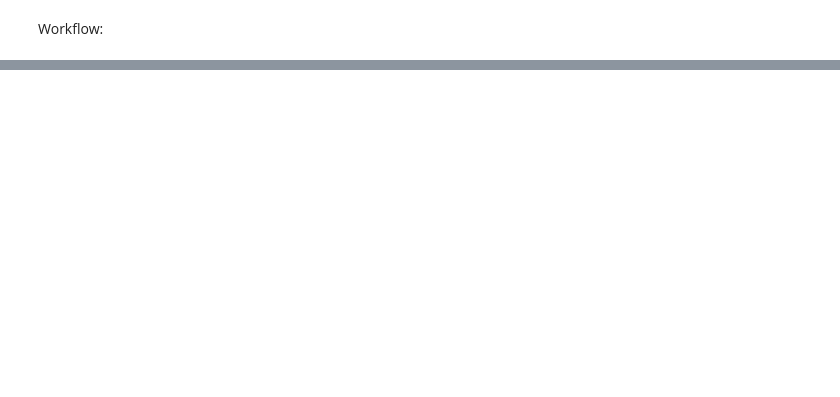
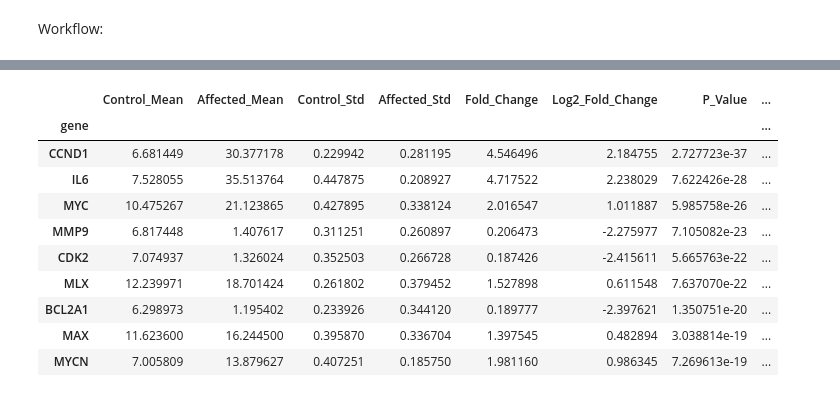
Before and after one commit to rpotter6298/whodunit, a Jupyter notebook: case_file.ipynb, the cells around one changed output, grey strips where cells are left out. Saved outputs shown, nothing was run; the diff lists cells and outputs as text; code cells hidden in the pictures; blank space fills up the shorter version.

```diff
--- a/case_file.ipynb
+++ b/case_file.ipynb
@@ -74,0 +125,14 @@ relevant_genes_adj.sort_values(by='Adjusted_P_Value')
+# %%
+relevant_genes_adj.iloc[0:9]
+# %% [output]
+|  | Control_Mean | Affected_Mean | Control_Std | Affected_Std | Fold_Change | Log2_Fold_Change | P_Value | ... |
+| gene |  |  |  |  |  |  |  | ... |
+| CCND1 | 6.681449 | 30.377178 | 0.229942 | 0.281195 | 4.546496 | 2.184755 | 2.727723e-37 | ... |
+| IL6 | 7.528055 | 35.513764 | 0.447875 | 0.208927 | 4.717522 | 2.238029 | 7.622426e-28 | ... |
+| MYC | 10.475267 | 21.123865 | 0.427895 | 0.338124 | 2.016547 | 1.011887 | 5.985758e-26 | ... |
+| MMP9 | 6.817448 | 1.407617 | 0.311251 | 0.260897 | 0.206473 | -2.275977 | 7.105082e-23 | ... |
+| CDK2 | 7.074937 | 1.326024 | 0.352503 | 0.266728 | 0.187426 | -2.415611 | 5.665763e-22 | ... |
+| MLX | 12.239971 | 18.701424 | 0.261802 | 0.379452 | 1.527898 | 0.611548 | 7.637070e-22 | ... |
+| BCL2A1 | 6.298973 | 1.195402 | 0.233926 | 0.344120 | 0.189777 | -2.397621 | 1.350751e-20 | ... |
+| MAX | 11.623600 | 16.244500 | 0.395870 | 0.336704 | 1.397545 | 0.482894 | 3.038814e-19 | ... |
+| MYCN | 7.005809 | 13.879627 | 0.407251 | 0.185750 | 1.981160 | 0.986345 | 7.269613e-19 | ... |
```
Also changed, not shown: parts of 9 cells of this notebook.
